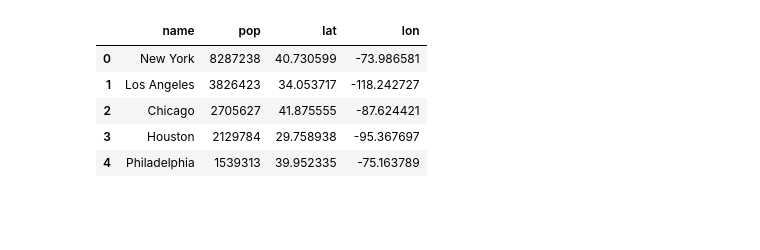
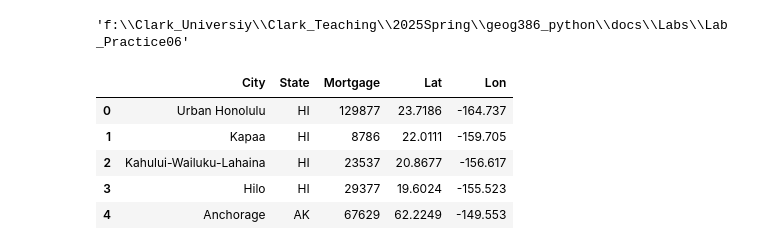
Before and after one commit to gisynw/geog386, a Jupyter notebook: docs/Labs/Lab_Practice06/Practice_Week06.ipynb, the cells around one changed output. Cells and saved outputs as stored; diff of their text form; code cells hidden in the pictures; blank space fills up the shorter version.

```diff
--- a/docs/Labs/Lab_Practice06/Practice_Week06.ipynb
+++ b/docs/Labs/Lab_Practice06/Practice_Week06.ipynb
@@ -7,13 +7,17 @@ import plotly.graph_objects as go
 # %%
 from geopy.geocoders import Nominatim
 from time import sleep
+# %%
+os.getcwd()
+# %% [output]
+'f:\\Clark_Universiy\\Clark_Teaching\\2025Spring\\geog386_python\\docs\\Labs\\Lab_Practice06'
 # %%
-df = pd.read_csv('2014_us_cities.csv')
+df = pd.read_csv('mortgage.csv')
 df.head()
 # %% [output]
-|  | name | pop | lat | lon |
-| 0 | New York | 8287238 | 40.730599 | -73.986581 |
-| 1 | Los Angeles | 3826423 | 34.053717 | -118.242727 |
-| 2 | Chicago | 2705627 | 41.875555 | -87.624421 |
-| 3 | Houston | 2129784 | 29.758938 | -95.367697 |
-| 4 | Philadelphia | 1539313 | 39.952335 | -75.163789 |
+|  | City | State | Mortgage | Lat | Lon |
+| 0 | Urban Honolulu | HI | 129877 | 23.7186 | -164.737 |
+| 1 | Kapaa | HI | 8786 | 22.0111 | -159.705 |
+| 2 | Kahului-Wailuku-Lahaina | HI | 23537 | 20.8677 | -156.617 |
+| 3 | Hilo | HI | 29377 | 19.6024 | -155.523 |
+| 4 | Anchorage | AK | 67629 | 62.2249 | -149.553 |
```
Also changed, not shown: parts of 4 cells of this notebook, 5 other files.
